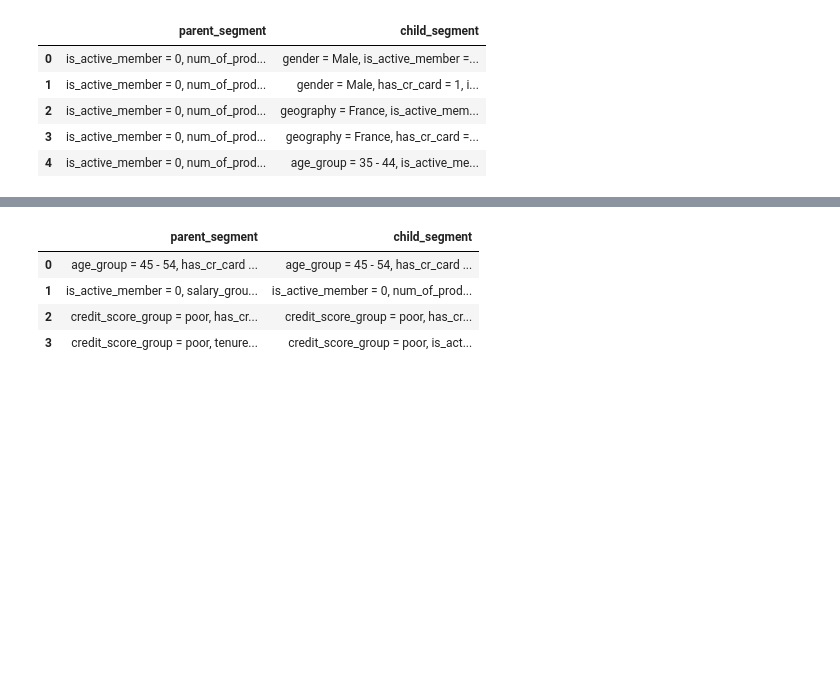
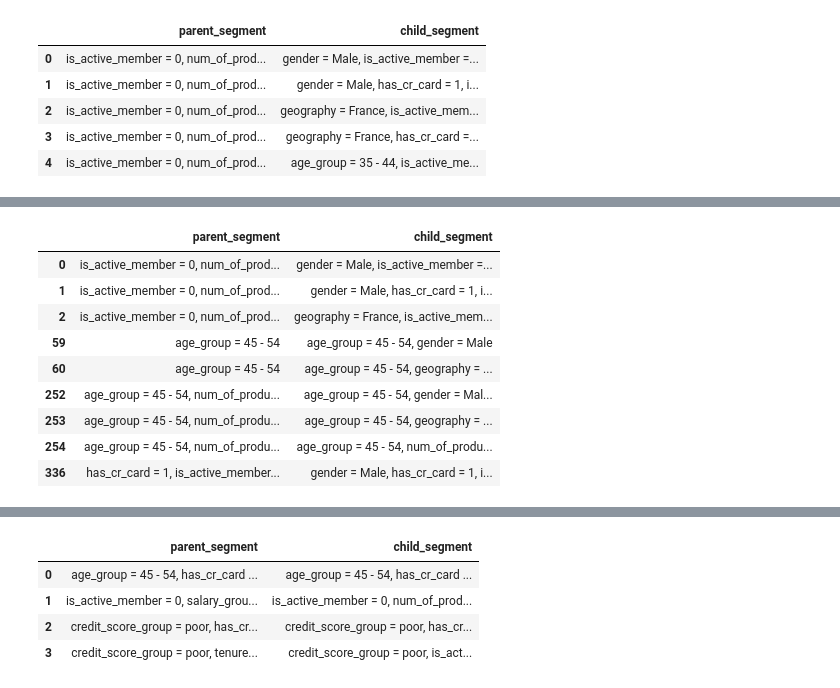
Before and after one commit to miptgirl/miptgirl_medium, a Jupyter notebook: slices_wise_pizza/bank_churn_segments.ipynb, the cells around one changed output, grey strips where cells are left out. Cells and saved outputs as stored; diff of their text form; code cells hidden in the pictures; blank space fills up the shorter version.

```diff
--- a/slices_wise_pizza/bank_churn_segments.ipynb
+++ b/slices_wise_pizza/bank_churn_segments.ipynb
@@ -382,0 +405,13 @@ filt_segments_df.loc[['is_active_member = 0, num_of_products = 1',
+# %%
+filt_child_segments_df[filt_child_segments_df.child_segment.isin(filt_segments_df.head(100).index.values)]
+# %% [output]
+|  | parent_segment | child_segment |
+| 0 | is_active_member = 0, num_of_prod... | gender = Male, is_active_member =... |
+| 1 | is_active_member = 0, num_of_prod... | gender = Male, has_cr_card = 1, i... |
+| 2 | is_active_member = 0, num_of_prod... | geography = France, is_active_mem... |
+| 59 | age_group = 45 - 54 | age_group = 45 - 54, gender = Male |
+| 60 | age_group = 45 - 54 | age_group = 45 - 54, geography = ... |
+| 252 | age_group = 45 - 54, num_of_produ... | age_group = 45 - 54, gender = Mal... |
+| 253 | age_group = 45 - 54, num_of_produ... | age_group = 45 - 54, geography = ... |
+| 254 | age_group = 45 - 54, num_of_produ... | age_group = 45 - 54, num_of_produ... |
+| 336 | has_cr_card = 1, is_active_member... | gender = Male, has_cr_card = 1, i... |
```
Also changed, not shown: parts of 31 cells of this notebook.
